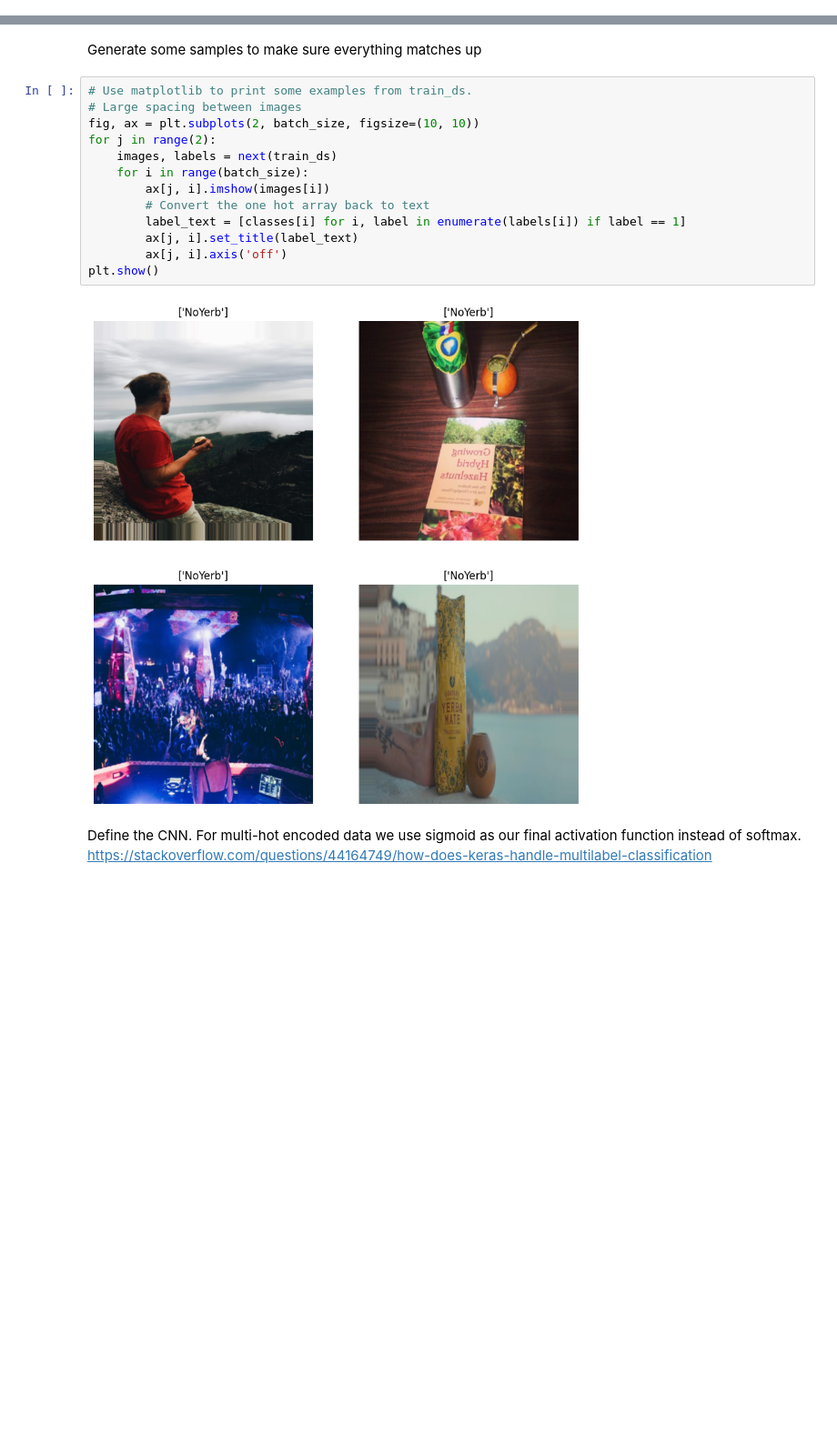
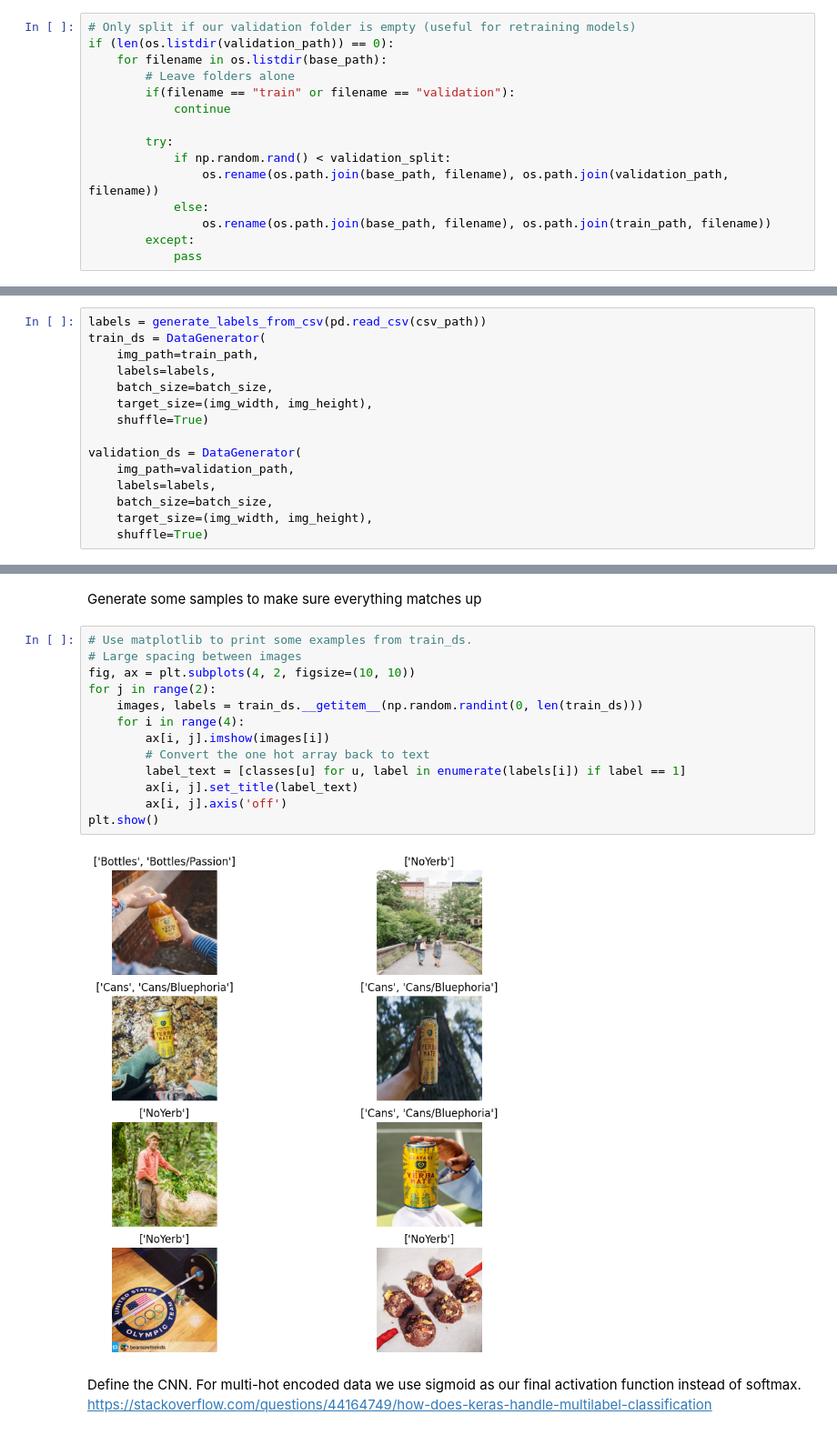
Before and after one commit to RcrossF/YerbClassifier, a Jupyter notebook: train.ipynb, the cells around one changed output, grey strips where cells are left out. Shown: that part at 91% size. Cells and saved outputs as stored; diff of their text form; blank space fills up the shorter version.

Commit message:
Model now trains with correct data. Deadlock somewhere when multiprocessing

```diff
--- a/train.ipynb
+++ b/train.ipynb
@@ -28,0 +45,15 @@ Define the data denerator to augment our (lacking) training data. https://stacko
+# %%
+# Only split if our validation folder is empty (useful for retraining models)
+if (len(os.listdir(validation_path)) == 0):
+    for filename in os.listdir(base_path):
+        # Leave folders alone
+        if(filename == "train" or filename == "validation"):
+            continue
+
+        try:
+            if np.random.rand() < validation_split:
+                os.rename(os.path.join(base_path, filename), os.path.join(validation_path, filename))
+            else:
+                os.rename(os.path.join(base_path, filename), os.path.join(train_path, filename))
+        except:
+            pass
@@ -144,3 +154,18 @@ Multi-hot encode the labels
+# %%
+labels = generate_labels_from_csv(pd.read_csv(csv_path))
+train_ds = DataGenerator(
+    img_path=train_path,
+    labels=labels,
+    batch_size=batch_size,
+    target_size=(img_width, img_height),
+    shuffle=True)
+
+validation_ds = DataGenerator(
+    img_path=validation_path,
+    labels=labels,
+    batch_size=batch_size,
+    target_size=(img_width, img_height),
+    shuffle=True)
 # %% [markdown]
 Compute class weights as our dataset is very imbalanced
 # %%
@@ -156,18 +181,18 @@ Generate some samples to make sure everything matches up
 # %%
 # Use matplotlib to print some examples from train_ds.
 # Large spacing between images
-fig, ax = plt.subplots(2, batch_size, figsize=(10, 10))
+fig, ax = plt.subplots(4, 2, figsize=(10, 10))
 for j in range(2):
-    images, labels = next(train_ds)
-    for i in range(batch_size):
-        ax[j, i].imshow(images[i])
+    images, labels = train_ds.__getitem__(np.random.randint(0, len(train_ds)))
+    for i in range(4):
+        ax[i, j].imshow(images[i])
         # Convert the one hot array back to text
-        label_text = [classes[i] for i, label in enumerate(labels[i]) if label == 1]
-        ax[j, i].set_title(label_text)
-        ax[j, i].axis('off')
+        label_text = [classes[u] for u, label in enumerate(labels[i]) if label == 1]
+        ax[i, j].set_title(label_text)
+        ax[i, j].axis('off')
 plt.show()
 # %% [output]
-[figure, old version]
+[figure, new version]
 # %% [markdown]
 Define the CNN. For multi-hot encoded data we use sigmoid as our final activation function instead of softmax. https://stackoverflow.com/questions/44164749/how-does-keras-handle-multilabel-classification
 # %%
```
Also changed, not shown: parts of 18 cells of this notebook.
